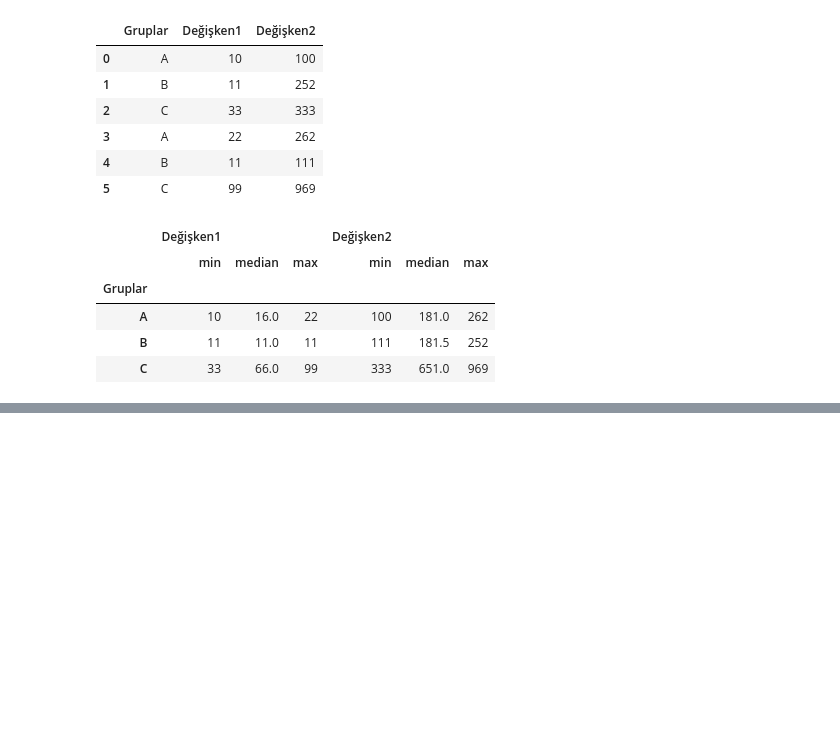
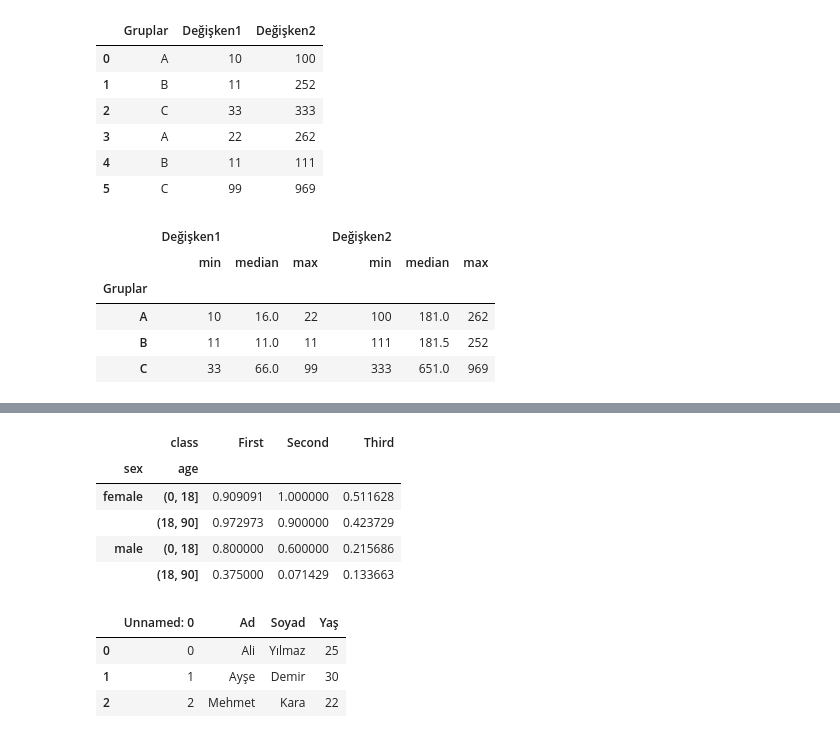
Before and after one commit to howtofightforstudy/YetGen-Core-Python, a Jupyter notebook: 11. Hafta/Eğitim Öncesi/hafta11.ipynb, the cells around one changed output, grey strips where cells are left out. Saved outputs shown, nothing was run; the diff lists cells and outputs as text; code cells hidden in the pictures; blank space fills up the shorter version.

```diff
--- a/11. Hafta/Eğitim Öncesi/hafta11.ipynb
+++ b/11. Hafta/Eğitim Öncesi/hafta11.ipynb
@@ -728,0 +816,24 @@ df.groupby("Gruplar").aggregate(["min",np.median ,"max"])
+# %%
+age= pd.cut(titanic["age"],[0,18,90])
+#age sütununu 0-18 ve 18-90 yaş aralıklarına böler
+titanic.pivot_table("survived",["sex",age],"class")
+#DataFrame'de cinsiyet ve yaş aralıklarına göre hayatta kalma oranlarını hesaplar
+# %% [output]
+|  | class | First | Second | Third |
+| sex | age |  |  |  |
+| female | (0, 18] | 0.909091 | 1.000000 | 0.511628 |
+|  | (18, 90] | 0.972973 | 0.900000 | 0.423729 |
+| male | (0, 18] | 0.800000 | 0.600000 | 0.215686 |
+|  | (18, 90] | 0.375000 | 0.071429 | 0.133663 |
+# %%
+ornekcsv = pd.DataFrame({
+    "Ad": ["Ali", "Ayşe", "Mehmet"],
+    "Soyad": ["Yılmaz", "Demir", "Kara"],
+    "Yaş": [25, 30, 22]})
+ornekcsv.to_csv("ornekcsv.csv", sep=";") # DataFrame'i CSV dosyasına kaydeder
+pd.read_csv("ornekcsv.csv",sep=";").head() #CSV dosyasını okur ve ilk 5 satırı gösterir
+# %% [output]
+|  | Unnamed: 0 | Ad | Soyad | Yaş |
+| 0 | 0 | Ali | Yılmaz | 25 |
+| 1 | 1 | Ayşe | Demir | 30 |
+| 2 | 2 | Mehmet | Kara | 22 |
```
Also changed, not shown: parts of 9 cells of this notebook, 2 other files.
